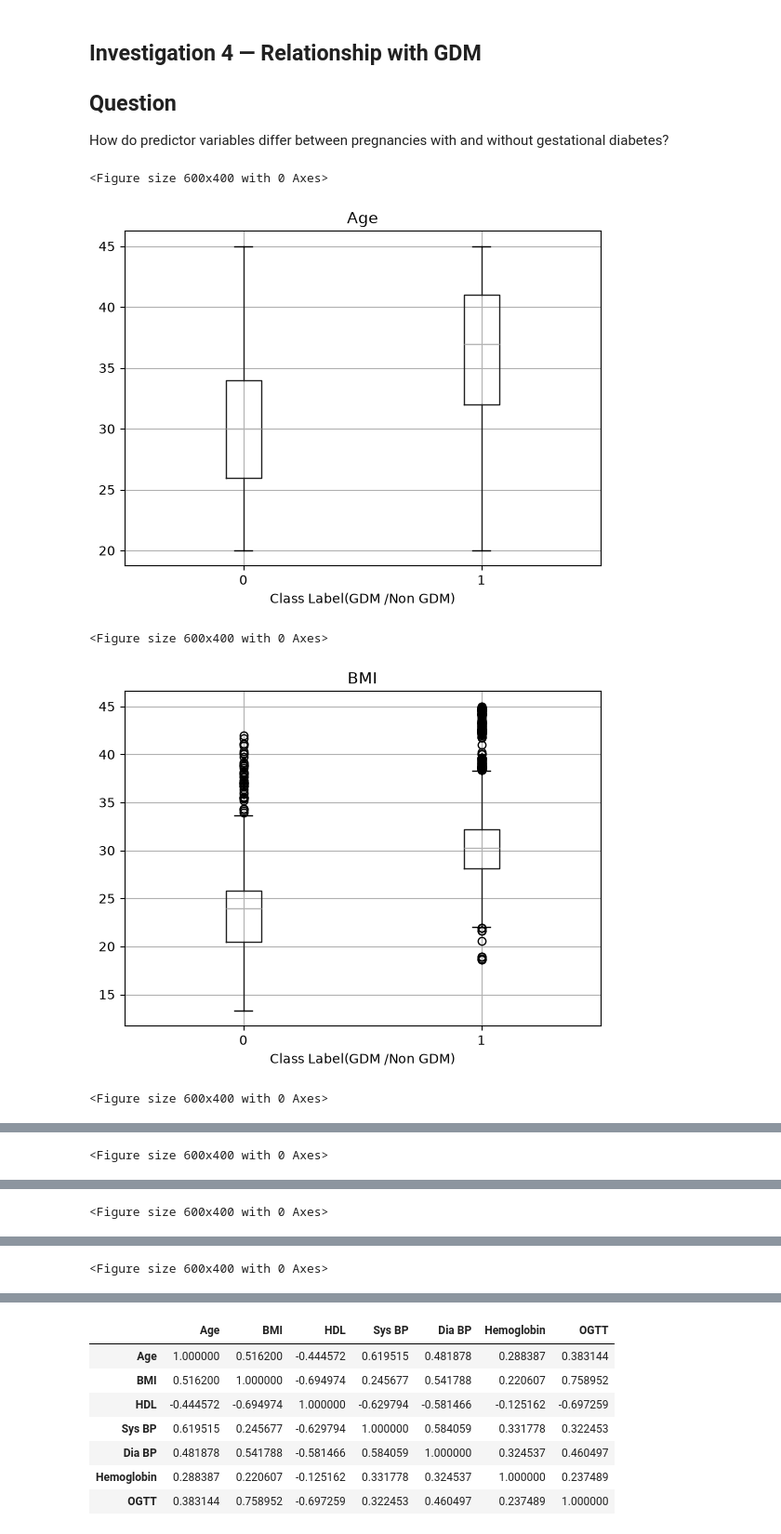
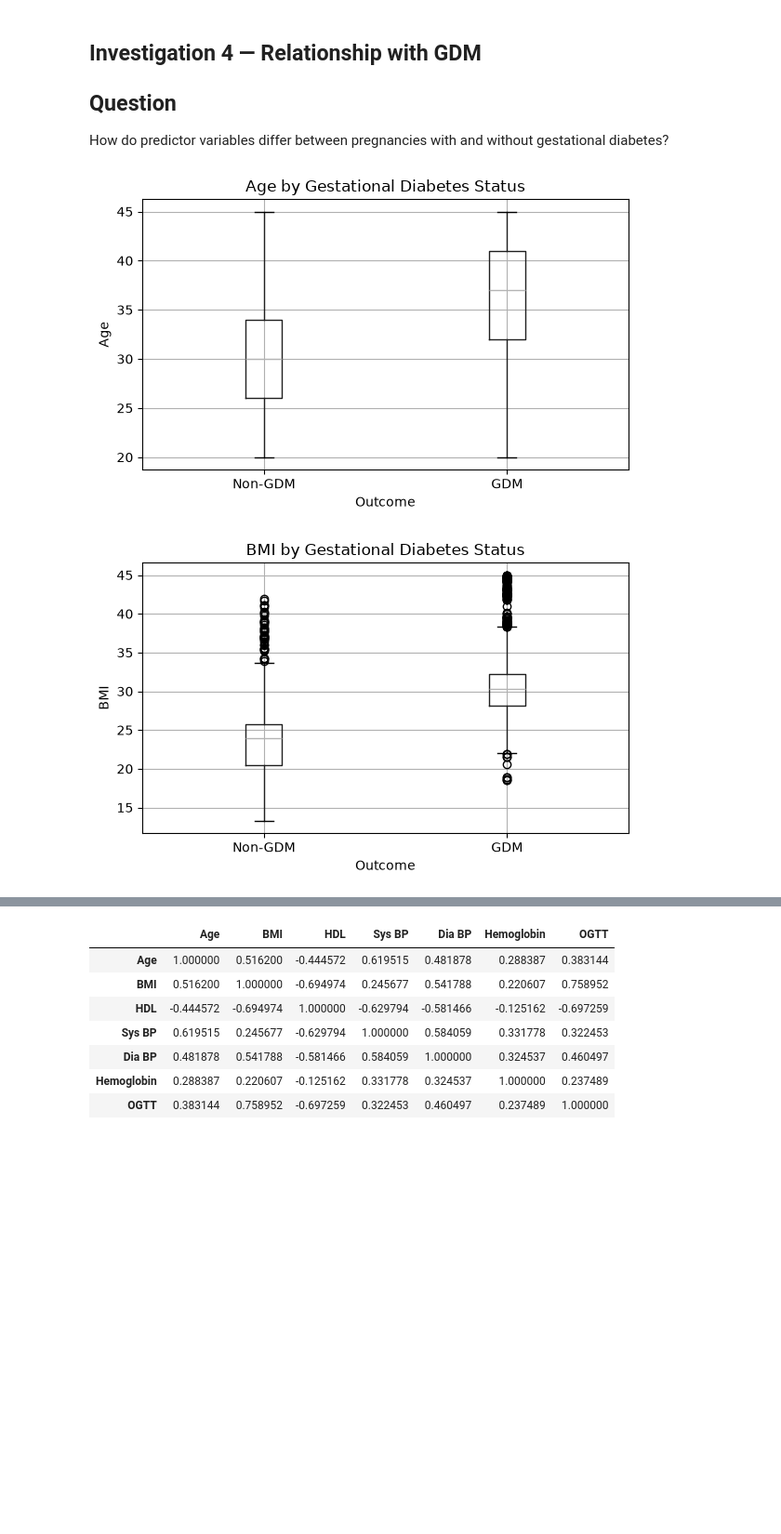
Before and after one commit to kcran92/maternal-risk, a Jupyter notebook: notebooks/03_exploratory_data_analysis.ipynb, the cells around one changed output, grey strips where cells are left out. Shown at 93% size. Drawn from its saved outputs; the diff is of its cells as text; code cells hidden in the pictures; blank space fills up the shorter version.

```diff
--- a/notebooks/03_exploratory_data_analysis.ipynb
+++ b/notebooks/03_exploratory_data_analysis.ipynb
@@ -266,19 +280,20 @@ Family history and sedentary lifestyle were among the more common clinical risk
 How do predictor variables differ between pregnancies with and without gestational diabetes?
 # %%
 for col in continuous:
+    ax = df.boxplot(
+        column=col,
+        by=target,
+        figsize=(6, 4),
+    )
 
-    plt.figure(figsize=(6,4))
-
-    df.boxplot(column=col, by=target)
-
-    plt.title(col)
+    ax.set_title(f"{col} by Gestational Diabetes Status")
+    ax.set_xlabel("Outcome")
+    ax.set_ylabel(col)
+    ax.set_xticklabels(["Non-GDM", "GDM"])
 
     plt.suptitle("")
-
+    plt.tight_layout()
     plt.show()
 # %% [output]
-<Figure size 600x400 with 0 Axes>
-[figure, old version]
+[figure, new version]
-<Figure size 600x400 with 0 Axes>
-[figure, old version]
+[figure, new version]
-<Figure size 600x400 with 0 Axes>
@@ -286 +300,0 @@ for col in continuous:
-<Figure size 600x400 with 0 Axes>
@@ -288 +301,0 @@ for col in continuous:
-<Figure size 600x400 with 0 Axes>
@@ -290 +302,0 @@ for col in continuous:
-<Figure size 600x400 with 0 Axes>
```
Also changed, not shown: parts of 22 cells of this notebook, 1 other file.
